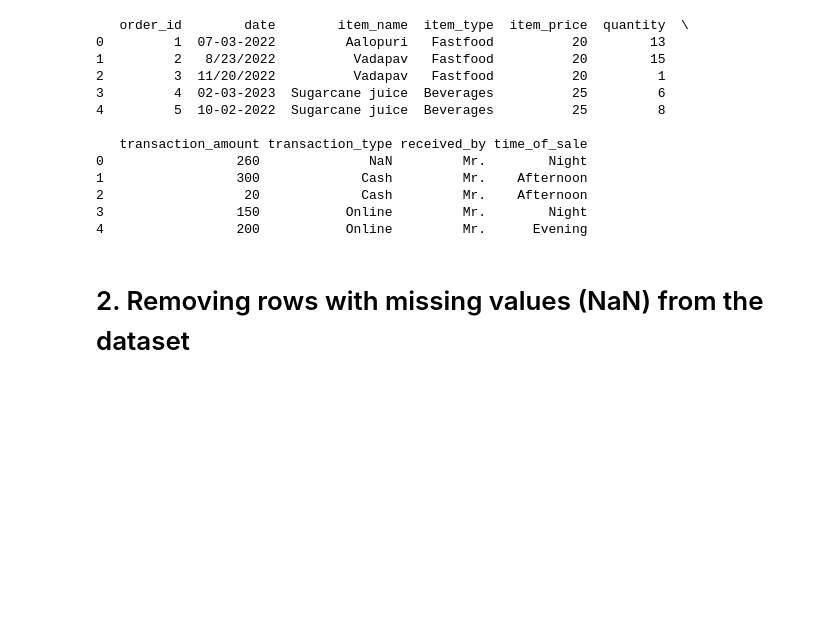
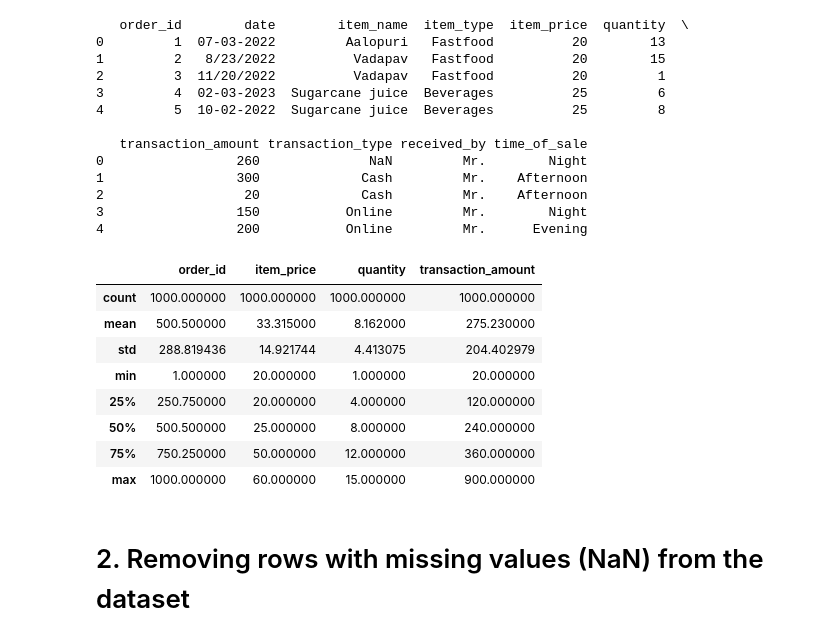
Before and after one commit to hilmanyusoh/Restaurant_Forecasting, a Jupyter notebook: PredictResturant/PredictMenu.ipynb, the cells around one changed output. Cells and saved outputs as stored; diff of their text form; code cells hidden in the pictures; blank space fills up the shorter version.

```diff
--- a/PredictResturant/PredictMenu.ipynb
+++ b/PredictResturant/PredictMenu.ipynb
@@ -24,6 +24,18 @@ print(data.head())
 2                  20             Cash         Mr.    Afternoon
 3                 150           Online         Mr.        Night
 4                 200           Online         Mr.      Evening
+# %%
+data.describe()
+# %% [output]
+|  | order_id | item_price | quantity | transaction_amount |
+| count | 1000.000000 | 1000.000000 | 1000.000000 | 1000.000000 |
+| mean | 500.500000 | 33.315000 | 8.162000 | 275.230000 |
+| std | 288.819436 | 14.921744 | 4.413075 | 204.402979 |
+| min | 1.000000 | 20.000000 | 1.000000 | 20.000000 |
+| 25% | 250.750000 | 20.000000 | 4.000000 | 120.000000 |
+| 50% | 500.500000 | 25.000000 | 8.000000 | 240.000000 |
+| 75% | 750.250000 | 50.000000 | 12.000000 | 360.000000 |
+| max | 1000.000000 | 60.000000 | 15.000000 | 900.000000 |
 # %% [markdown]
 # 2. Removing rows with missing values (NaN) from the dataset
 # %%
```
Also changed, not shown: parts of 21 cells of this notebook.
